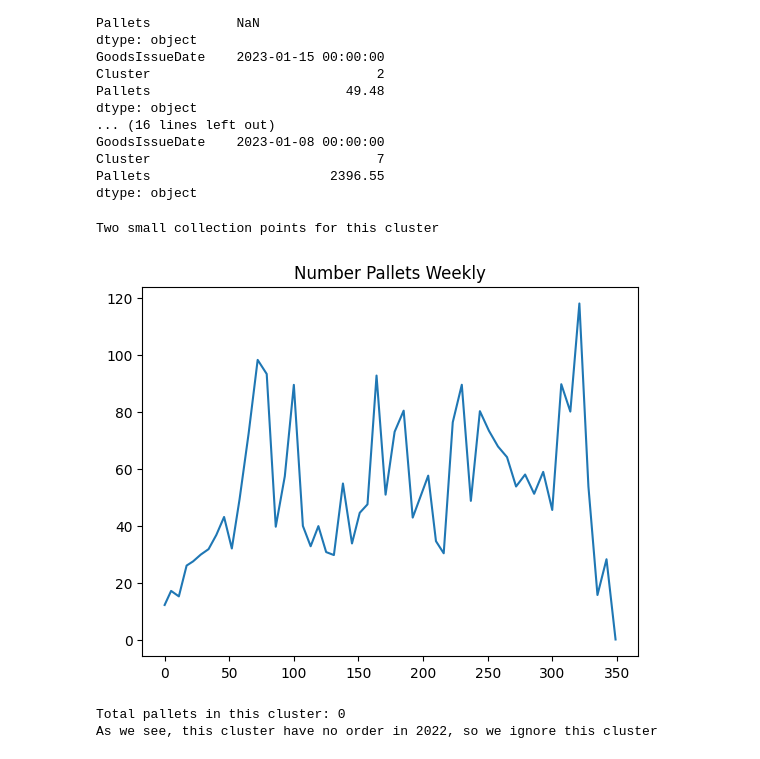
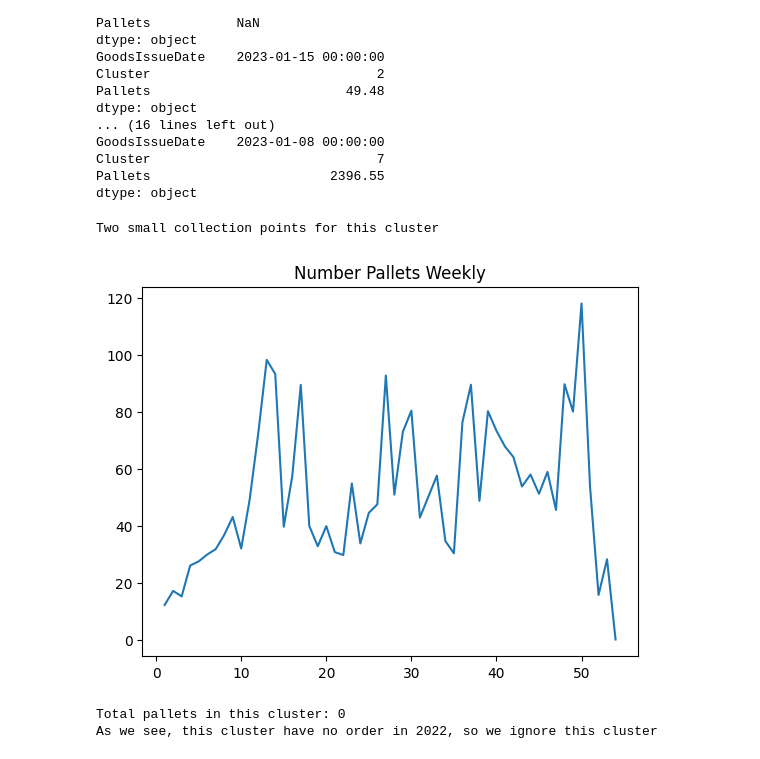
Before and after one commit to IoT-Clowns/ClusteringData, a Jupyter notebook: SCMission2023.ipynb, the cells around one changed output. Saved outputs shown, nothing was run; the diff lists cells and outputs as text; code cells hidden in the pictures.

```diff
--- a/SCMission2023.ipynb
+++ b/SCMission2023.ipynb
@@ -257,15 +267,17 @@ Pallets                       2396.55
 dtype: object
 # %%
 Cluster0 = weekly_pallets[weekly_pallets['Cluster']==0]
+Cluster0 = Cluster0.reset_index(drop=True)
+Cluster0.index = range(1, 55)
 Cluster0["Pallets"].plot(title = 'Number Pallets Weekly')
 print(f"Two small collection points for this cluster")
 OverFlow_Pallets.append(sum(Cluster0[Cluster0['Pallets']>140]["Pallets"]-140))
 CollectionPoints['Small'][0]=2
 CollectionPoints['Medium'][0]=0
 CollectionPoints['Big'][0]=0
 # %% [output]
 Two small collection points for this cluster
-[figure, old version]
+[figure, new version]
 # %%
 Cluster1 = weekly_pallets[weekly_pallets['Cluster']==1]
 #Cluster1["Pallets"].plot(title = 'Number Pallets Weekly')
```
Also changed, not shown: parts of 26 cells of this notebook.
